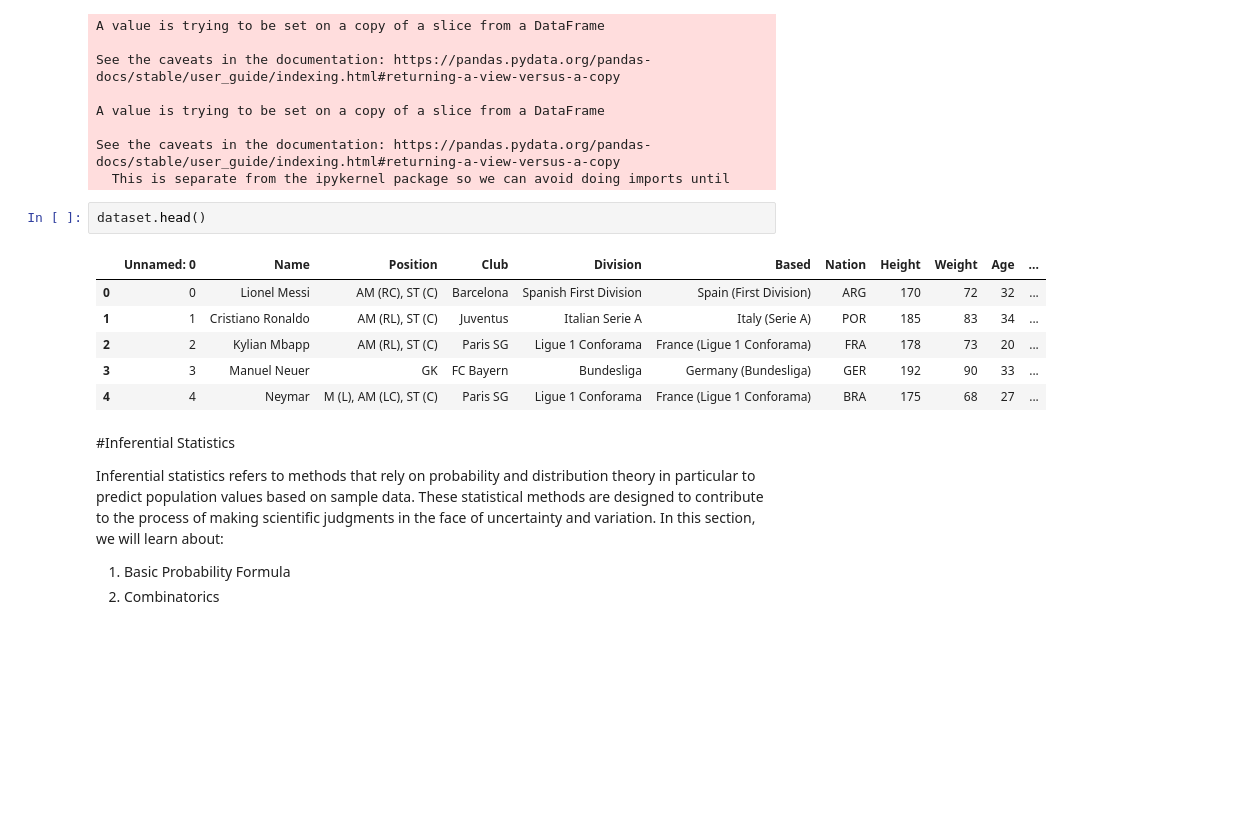
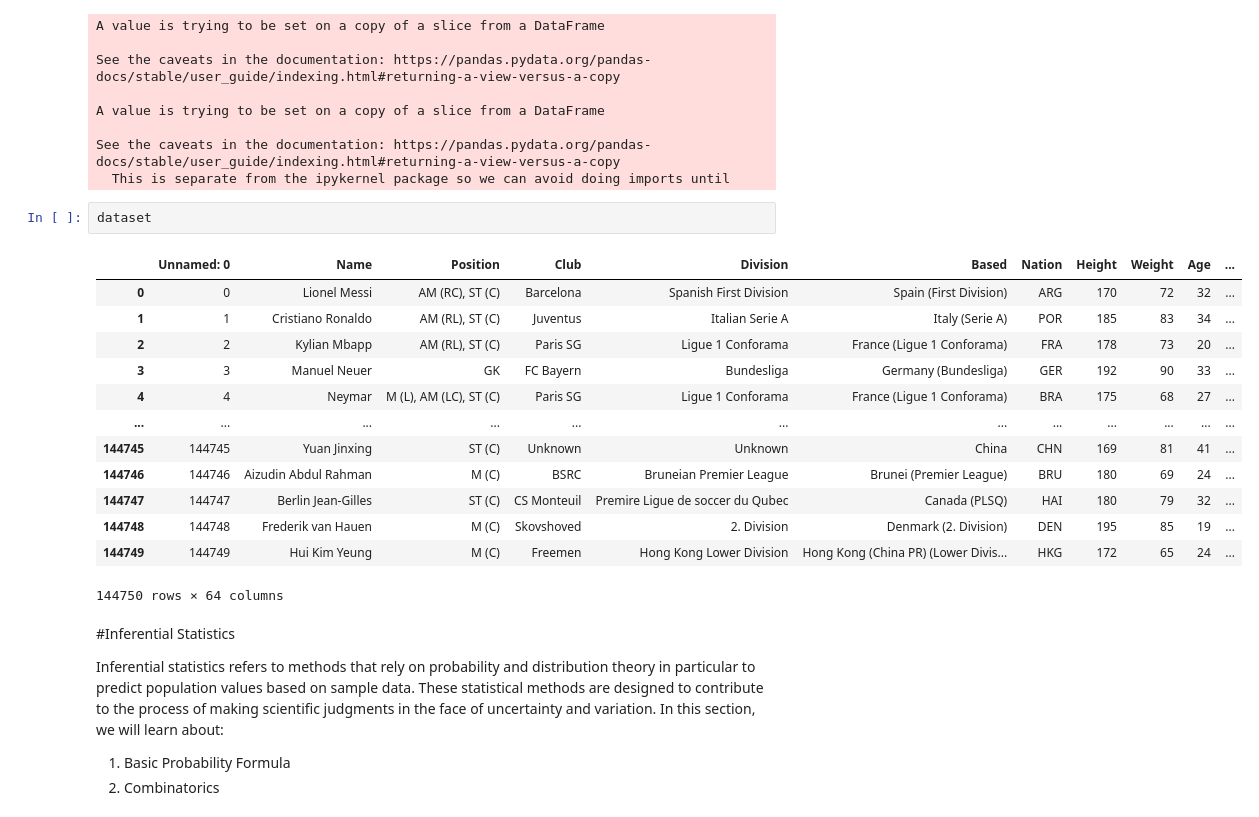
Before and after one commit to ktyptorio/LearnStatistic, a Jupyter notebook: Inferential_Statistics_Hands_on.ipynb, the cells around one changed output. Drawn from its saved outputs; the diff is of its cells as text; blank space fills up the shorter version.

```diff
--- a/Inferential_Statistics_Hands_on.ipynb
+++ b/Inferential_Statistics_Hands_on.ipynb
@@ -32,14 +32,21 @@ A value is trying to be set on a copy of a slice from a DataFrame
 See the caveats in the documentation: https://pandas.pydata.org/pandas-docs/stable/user_guide/indexing.html#returning-a-view-versus-a-copy
   This is separate from the ipykernel package so we can avoid doing imports until
 # %%
-dataset.head()
+dataset
 # %% [output]
 |  | Unnamed: 0 | Name | Position | Club | Division | Based | Nation | Height | Weight | Age | ... |
 | 0 | 0 | Lionel Messi | AM (RC), ST (C) | Barcelona | Spanish First Division | Spain (First Division) | ARG | 170 | 72 | 32 | ... |
 | 1 | 1 | Cristiano Ronaldo | AM (RL), ST (C) | Juventus | Italian Serie A | Italy (Serie A) | POR | 185 | 83 | 34 | ... |
 | 2 | 2 | Kylian Mbapp | AM (RL), ST (C) | Paris SG | Ligue 1 Conforama | France (Ligue 1 Conforama) | FRA | 178 | 73 | 20 | ... |
 | 3 | 3 | Manuel Neuer | GK | FC Bayern | Bundesliga | Germany (Bundesliga) | GER | 192 | 90 | 33 | ... |
 | 4 | 4 | Neymar | M (L), AM (LC), ST (C) | Paris SG | Ligue 1 Conforama | France (Ligue 1 Conforama) | BRA | 175 | 68 | 27 | ... |
+| ... | ... | ... | ... | ... | ... | ... | ... | ... | ... | ... | ... |
+| 144745 | 144745 | Yuan Jinxing | ST (C) | Unknown | Unknown | China | CHN | 169 | 81 | 41 | ... |
+| 144746 | 144746 | Aizudin Abdul Rahman | M (C) | BSRC | Bruneian Premier League | Brunei (Premier League) | BRU | 180 | 69 | 24 | ... |
+| 144747 | 144747 | Berlin Jean-Gilles | ST (C) | CS Monteuil | Premire Ligue de soccer du Qubec | Canada (PLSQ) | HAI | 180 | 79 | 32 | ... |
+| 144748 | 144748 | Frederik van Hauen | M (C) | Skovshoved | 2. Division | Denmark (2. Division) | DEN | 195 | 85 | 19 | ... |
+| 144749 | 144749 | Hui Kim Yeung | M (C) | Freemen | Hong Kong Lower Division | Hong Kong (China PR) (Lower Divis... | HKG | 172 | 65 | 24 | ... |
+144750 rows × 64 columns
 # %% [markdown]
 #Inferential Statistics
 
```
Also changed, not shown: parts of 13 cells of this notebook.
